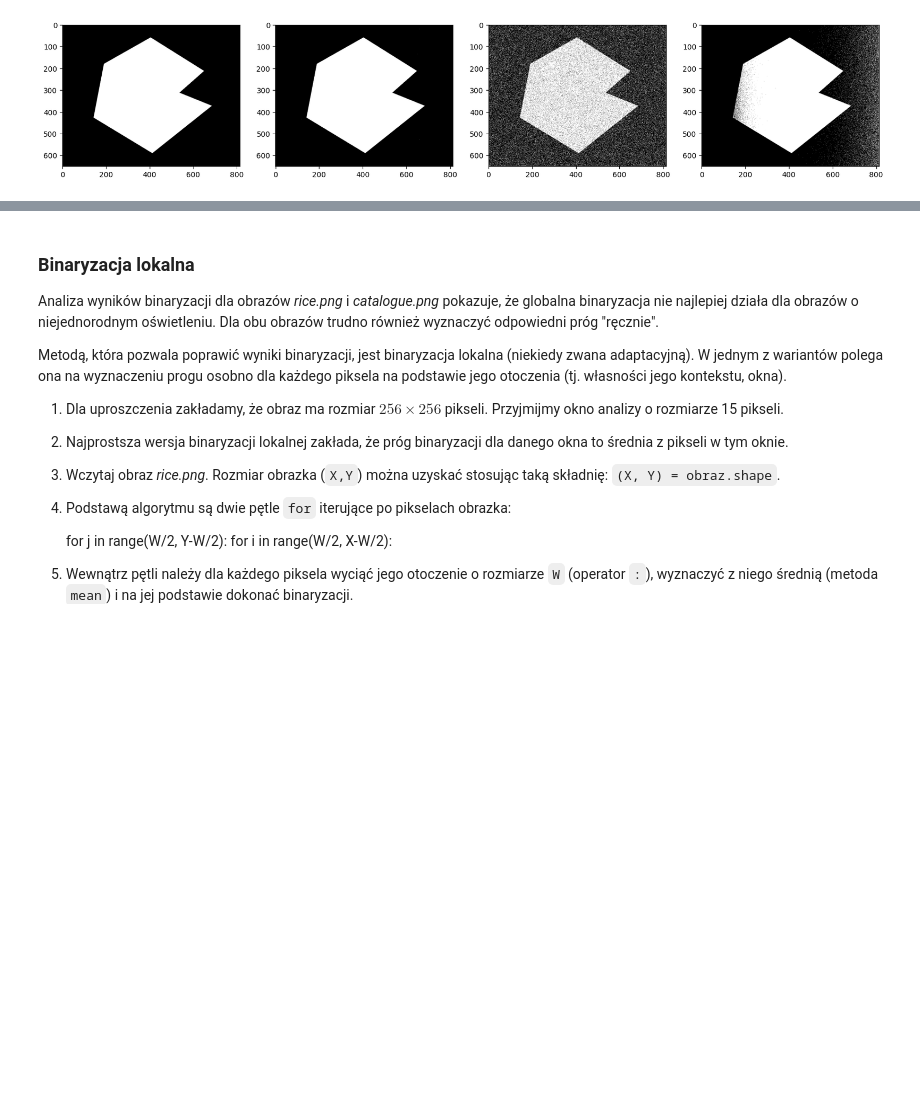
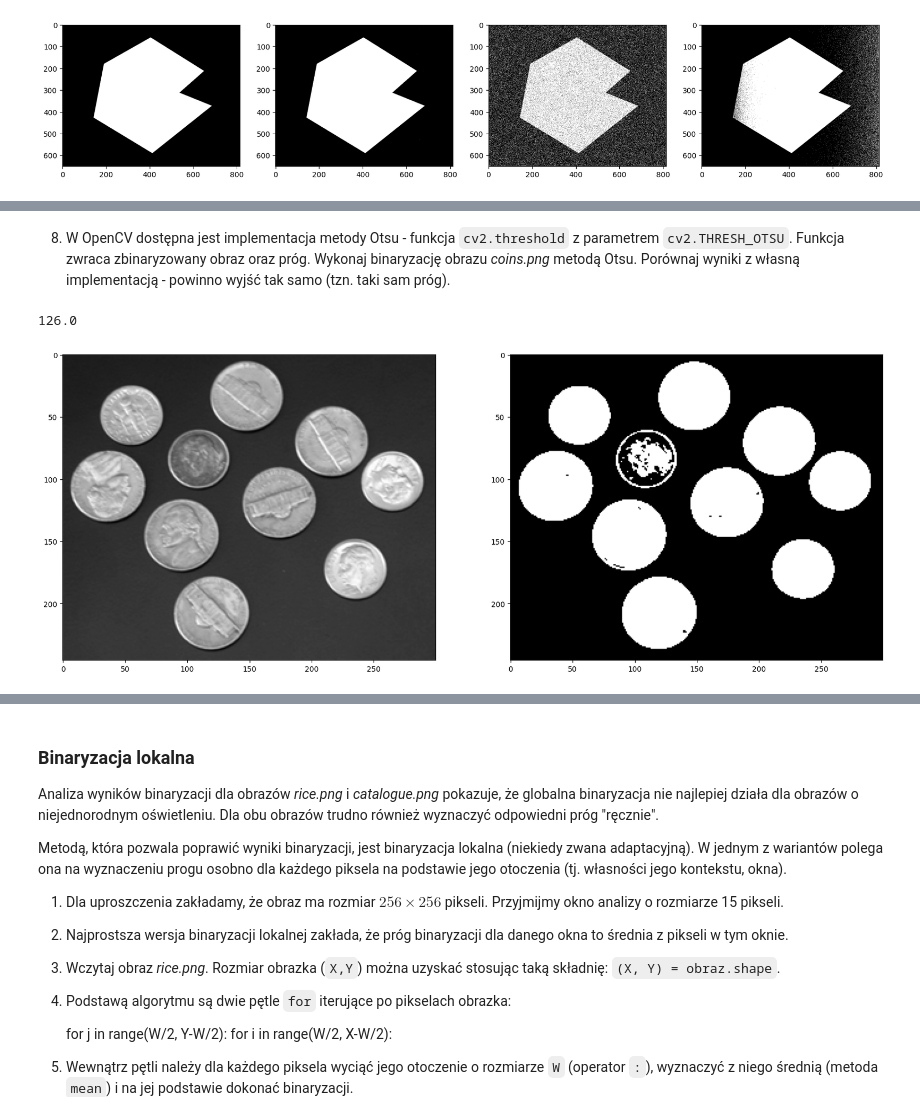
Before and after one commit to krudny/Image-processing, a Jupyter notebook: Lab4-binarization/04_thresholding.ipynb, the cells around one changed output, grey strips where cells are left out. Saved outputs shown, nothing was run; the diff lists cells and outputs as text; code cells hidden in the pictures; blank space fills up the shorter version.

```diff
--- a/Lab4-binarization/04_thresholding.ipynb
+++ b/Lab4-binarization/04_thresholding.ipynb
@@ -376,0 +401,18 @@ Zadanie: wykorzystując podane powyżej informacje należy zaimplementować meto
+# %% [markdown]
+8. W OpenCV dostępna jest implementacja metody Otsu - funkcja `cv2.threshold` z parametrem `cv2.THRESH_OTSU`.
+      Funkcja zwraca zbinaryzowany obraz oraz próg.
+      Wykonaj binaryzację obrazu _coins.png_ metodą Otsu.
+      Porównaj wyniki z własną implementacją - powinno wyjść tak samo (tzn. taki sam próg).
+# %%
+fig, ax = plt.subplots(1, 2, figsize=(20, 20))
+
+img = read_img("coins.png")
+plt.gray()
+ax[0].imshow(img)
+cv_thresh, cv_img = cv2.threshold(img, 0, 255, cv2.THRESH_OTSU)
+ax[1].imshow(cv_img)
+
+print(cv_thresh)
+# %% [output]
+126.0
+[figure, added]
```
Also changed, not shown: parts of 4 cells of this notebook.
